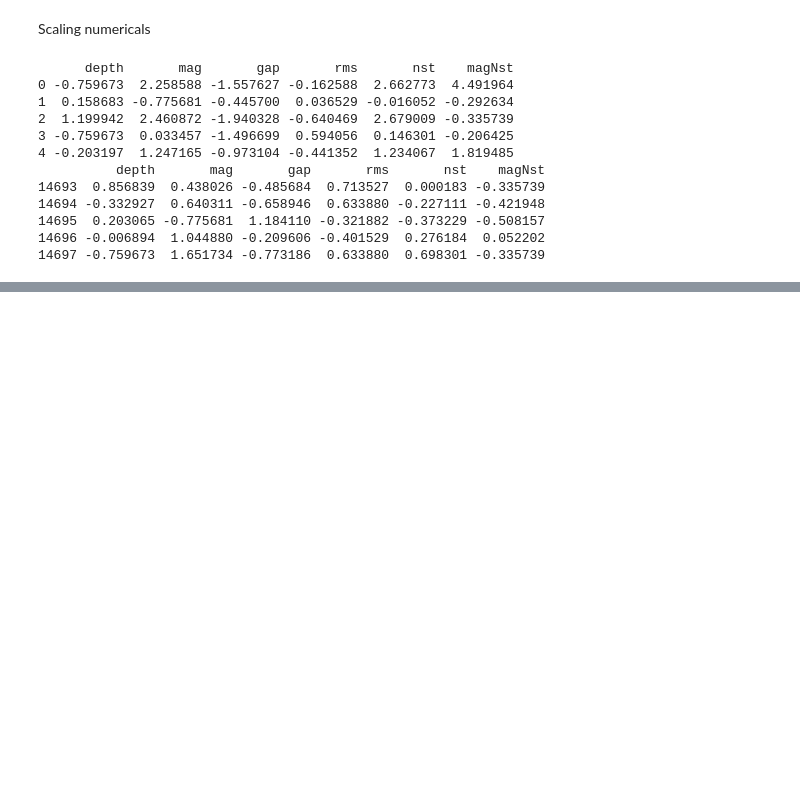
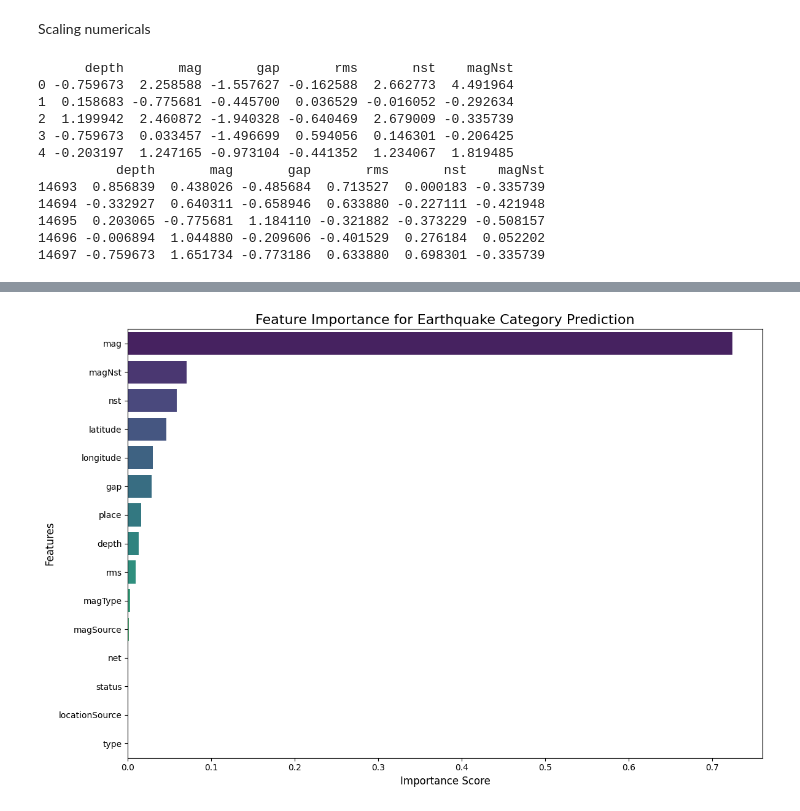
Before and after one commit to Archana366/Shell-Internship, a Jupyter notebook: Climate Risk and Disaster Management/Earthquake_forecasting.ipynb, the cells around one changed output, grey strips where cells are left out. Drawn from its saved outputs; the diff is of its cells as text; code cells hidden in the pictures; blank space fills up the shorter version.

```diff
--- a/Climate Risk and Disaster Management/Earthquake_forecasting.ipynb
+++ b/Climate Risk and Disaster Management/Earthquake_forecasting.ipynb
@@ -246,0 +274,21 @@ print(df[scale_cols].tail(5))
+# %%
+
+
+X = df.drop(columns=['time', 'id', 'updated', 'mag_category']) # Dropping original time, id, updated, and target column
+y = df['mag_category']
+# Create a DataFrame to visualize feature importance
+feature_importance_df = pd.DataFrame({
+    'Features': features,
+    'Importance': importances
+}).sort_values(by='Importance', ascending=False)
+
+# Plot the feature importances
+plt.figure(figsize=(12, 8))
+sns.barplot(x='Importance', y='Features', data=feature_importance_df, palette="viridis", hue='Features', legend=False)
+plt.title("Feature Importance for Earthquake Category Prediction", fontsize=16)
+plt.xlabel("Importance Score", fontsize=12)
+plt.ylabel("Features", fontsize=12)
+plt.tight_layout()
+plt.show()
+# %% [output]
+[figure, added]
```
Also changed, not shown: parts of 33 cells of this notebook, 3 other files.
